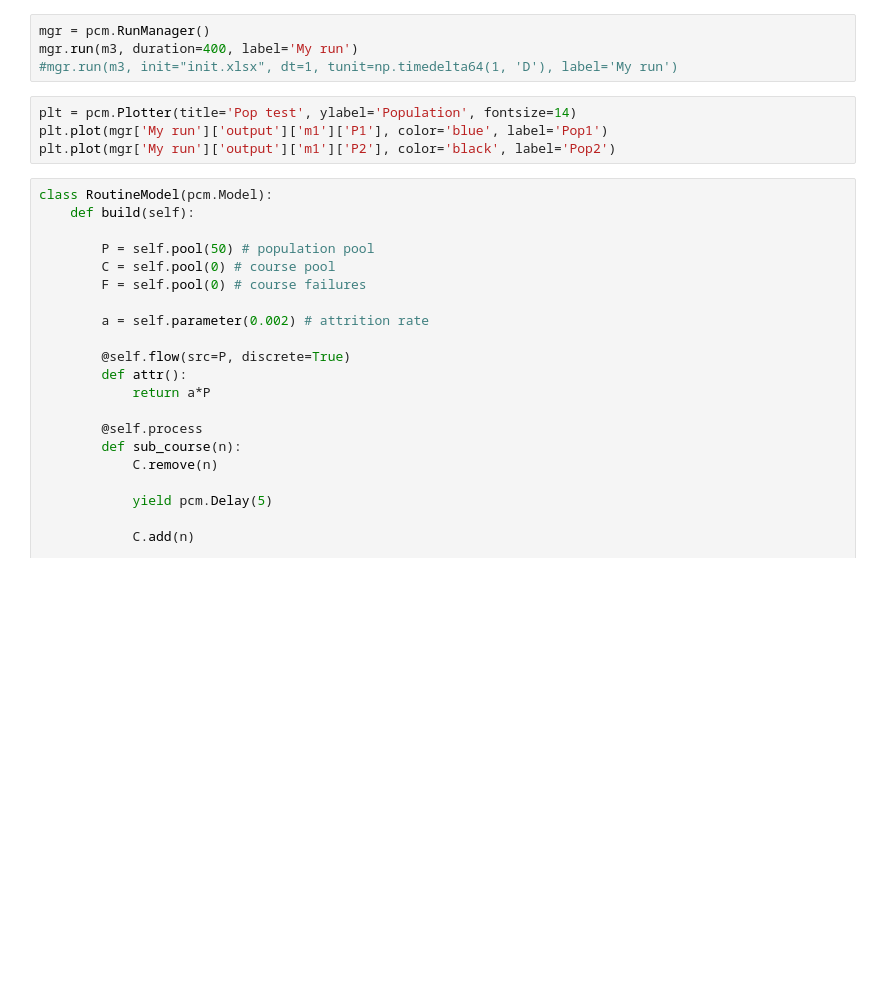
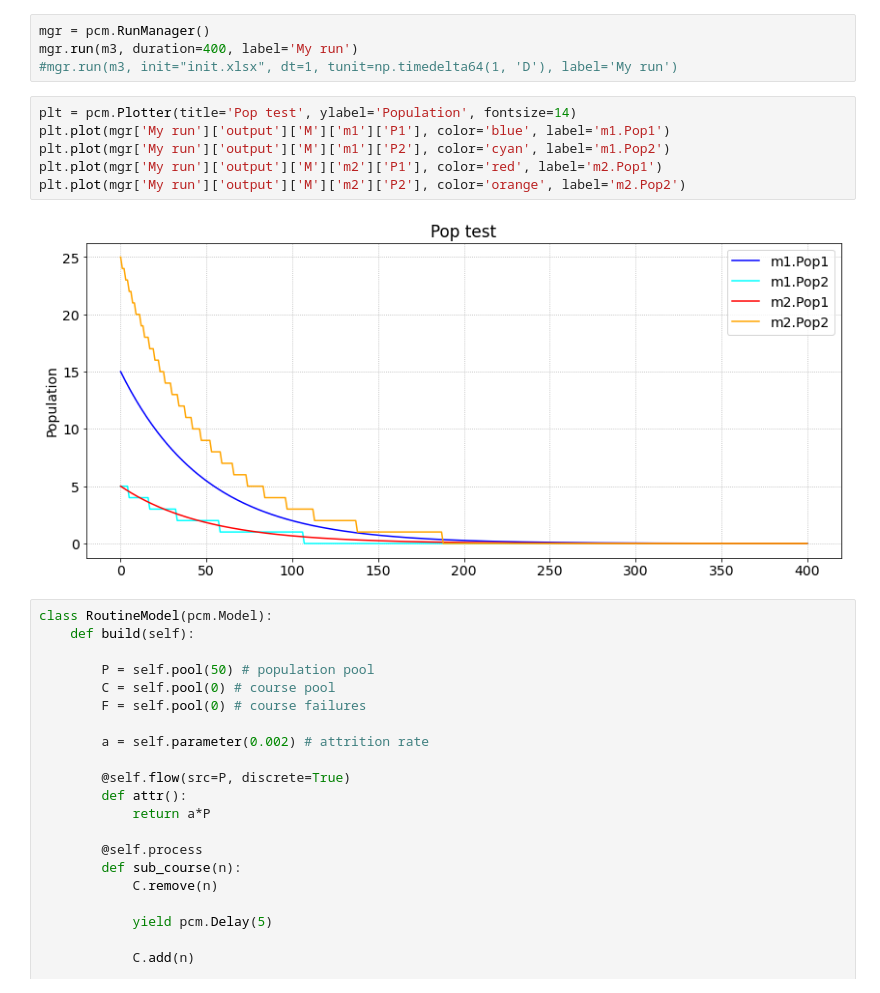
Before and after one commit to DND-DRDC-RDDC/OS_PyCoMod, a Jupyter notebook: test.ipynb, the cells around one changed output. Drawn from its saved outputs; the diff is of its cells as text; blank space fills up the shorter version.

```diff
--- a/test.ipynb
+++ b/test.ipynb
@@ -128,8 +148,12 @@ mgr.run(m3, duration=400, label='My run')
 #mgr.run(m3, init="init.xlsx", dt=1, tunit=np.timedelta64(1, 'D'), label='My run')
 # %%
 plt = pcm.Plotter(title='Pop test', ylabel='Population', fontsize=14)
-plt.plot(mgr['My run']['output']['m1']['P1'], color='blue', label='Pop1')
-plt.plot(mgr['My run']['output']['m1']['P2'], color='black', label='Pop2')
+plt.plot(mgr['My run']['output']['M']['m1']['P1'], color='blue', label='m1.Pop1')
+plt.plot(mgr['My run']['output']['M']['m1']['P2'], color='cyan', label='m1.Pop2')
+plt.plot(mgr['My run']['output']['M']['m2']['P1'], color='red', label='m2.Pop1')
+plt.plot(mgr['My run']['output']['M']['m2']['P2'], color='orange', label='m2.Pop2')
+# %% [output]
+[figure, added]
 # %%
 class RoutineModel(pcm.Model):
     def build(self):
```
Also changed, not shown: parts of 12 cells of this notebook, 1 other file.
